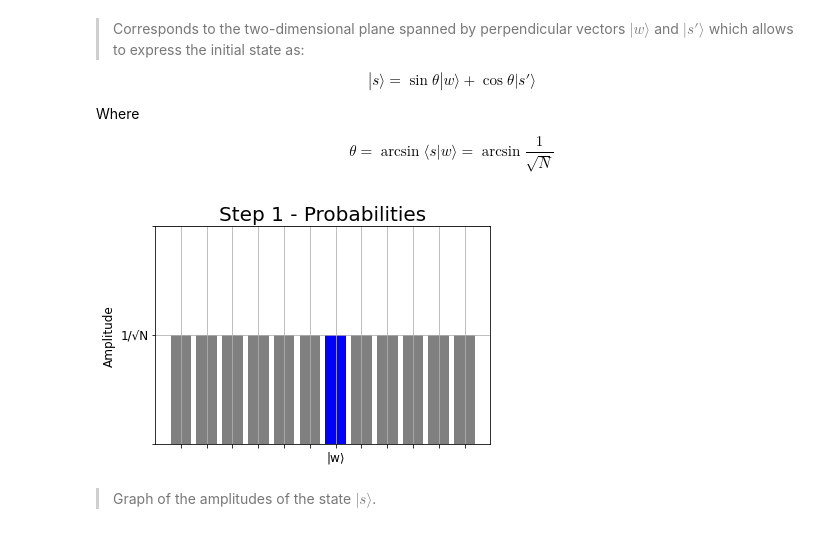
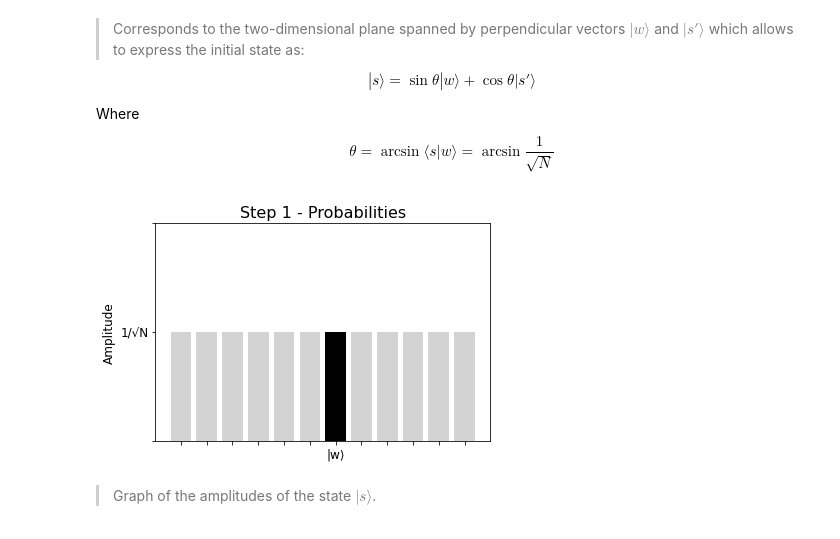
Before and after one commit to jraleman/qcra, a Jupyter notebook: quantum_risk_analysis.ipynb, the cells around one changed output. Cells and saved outputs as stored; diff of their text form; code cells hidden in the pictures.

```diff
--- a/quantum_risk_analysis.ipynb
+++ b/quantum_risk_analysis.ipynb
@@ -94,15 +94,15 @@ alpha = 0.05
 # %%
-# Data
+# Grover Algorithm Data
 grover = int(12)
 data = range(grover)
 prob = np.ones(grover)
 winner = ['','','','','','','|w⟩','','','','','']
 avg_amplitude = ['', '1/√N', '']
-
-# Styles
+# Graph styles
 label_size = 12
-c_off = 'gray'
-c_on = 'blue'
+title_size = 16
+c_off = 'lightgray'
+c_on = 'black'
 c = [c_off, c_off, c_off, c_off, c_off, c_off, c_on, c_off, c_off, c_off, c_off]
 # %% [markdown]
 ## Methods
@@ -186,18 +181,15 @@ Where
 
 $$ \theta = \arcsin \langle s | w \rangle = \arcsin \frac{1}{\sqrt{N}} $$
 # %%
-# Setup
-plt.title("Step 1 - Probabilities", size=20)
+# Draw graph
+plt.title("Step 1 - Probabilities", size=title_size)
 plt.ylabel("Amplitude", size=label_size)
 plt.bar(data, prob, color=c)
 plt.xticks(data, winner, size=label_size)
 plt.yticks(range(3), avg_amplitude, size=label_size)
-
-# Render
-plt.grid()
 plt.show()
 # %% [output]
-[figure, old version]
+[figure, new version]
 # %% [markdown]
 > Graph of the amplitudes of the state $|s⟩$.
 # %% [markdown]
```
Also changed, not shown: parts of 41 cells of this notebook, 4 other files.
